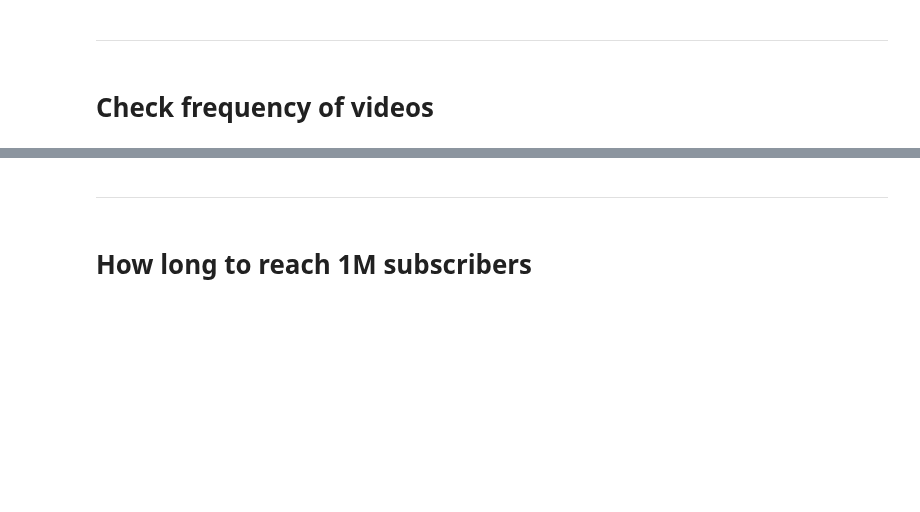
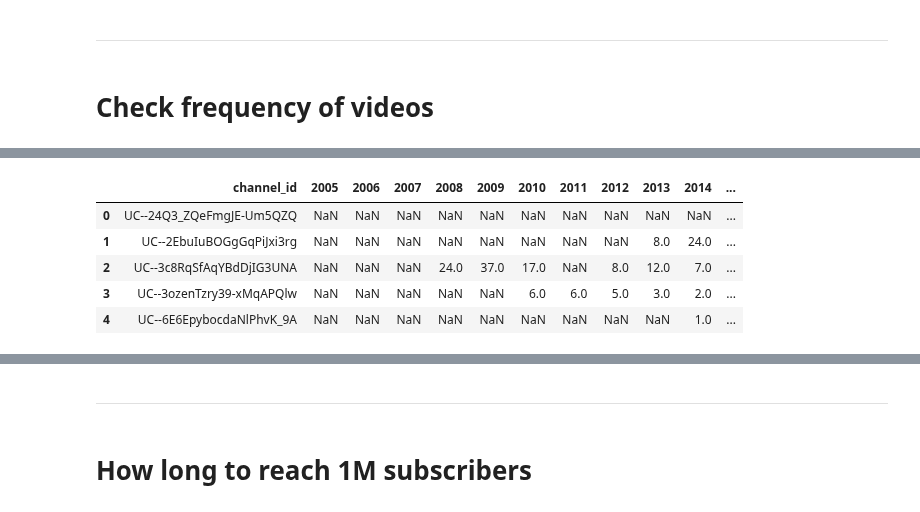
Before and after one commit to epfl-ada/ada-2022-project-adaptation, a Jupyter notebook: impl.ipynb, the cells around one changed output, grey strips where cells are left out. Drawn from its saved outputs; the diff is of its cells as text; code cells hidden in the pictures; blank space fills up the shorter version.

```diff
--- a/impl.ipynb
+++ b/impl.ipynb
@@ -115,2 +170,9 @@ vd_cnt_by_id_mo = (
 # %%
-vd_cnt_by_id_mo.head()
+vd_cnt_by_id_yr_filtered.head()
+# %% [output]
+|  | channel_id | 2005 | 2006 | 2007 | 2008 | 2009 | 2010 | 2011 | 2012 | 2013 | 2014 | ... |
+| 0 | UC--24Q3_ZQeFmgJE-Um5QZQ | NaN | NaN | NaN | NaN | NaN | NaN | NaN | NaN | NaN | NaN | ... |
+| 1 | UC--2EbuIuBOGgGqPiJxi3rg | NaN | NaN | NaN | NaN | NaN | NaN | NaN | NaN | 8.0 | 24.0 | ... |
+| 2 | UC--3c8RqSfAqYBdDjIG3UNA | NaN | NaN | NaN | 24.0 | 37.0 | 17.0 | NaN | 8.0 | 12.0 | 7.0 | ... |
+| 3 | UC--3ozenTzry39-xMqAPQlw | NaN | NaN | NaN | NaN | NaN | 6.0 | 6.0 | 5.0 | 3.0 | 2.0 | ... |
+| 4 | UC--6E6EpybocdaNlPhvK_9A | NaN | NaN | NaN | NaN | NaN | NaN | NaN | NaN | NaN | 1.0 | ... |
```
Also changed, not shown: parts of 32 cells of this notebook.
